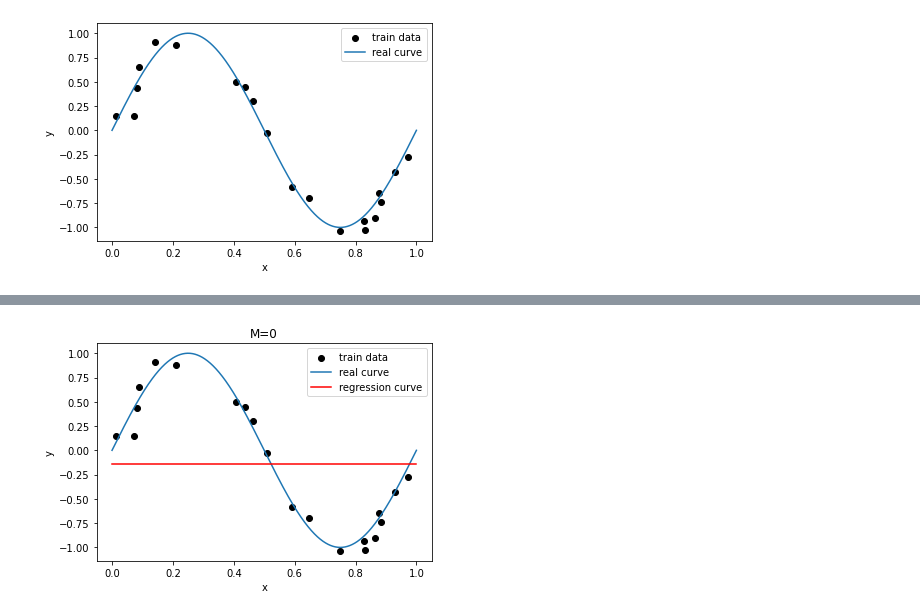
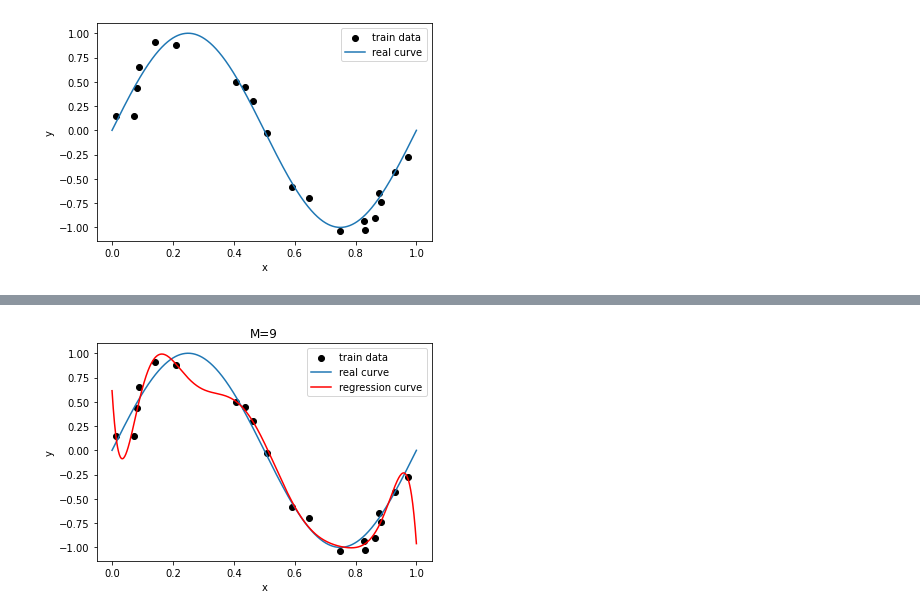
Before and after one commit to SXUSongJH/SXUSongJH.github.io, a Jupyter notebook: Code/Machine Learn/1.Introduction.ipynb, the cells around one changed output, grey strips where cells are left out. Drawn from its saved outputs; the diff is of its cells as text; code cells hidden in the pictures.

```diff
--- a/Code/Machine Learn/1.Introduction.ipynb
+++ b/Code/Machine Learn/1.Introduction.ipynb
@@ -102,6 +128,6 @@ def regcurve(M):
     plt.title(f"M={M}")
     plt.legend()
 # %%
-regcurve(0)
+regcurve(9)
 # %% [output]
-[figure, old version]
+[figure, new version]
```
Also changed, not shown: parts of 6 cells of this notebook, 5 other files.
